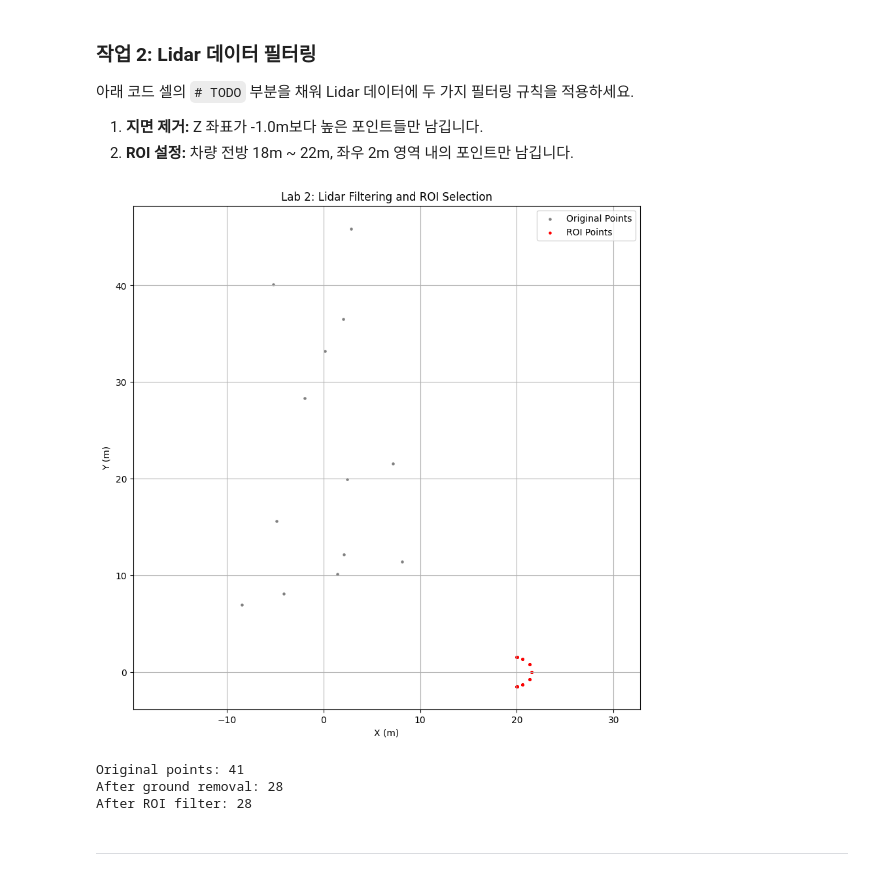
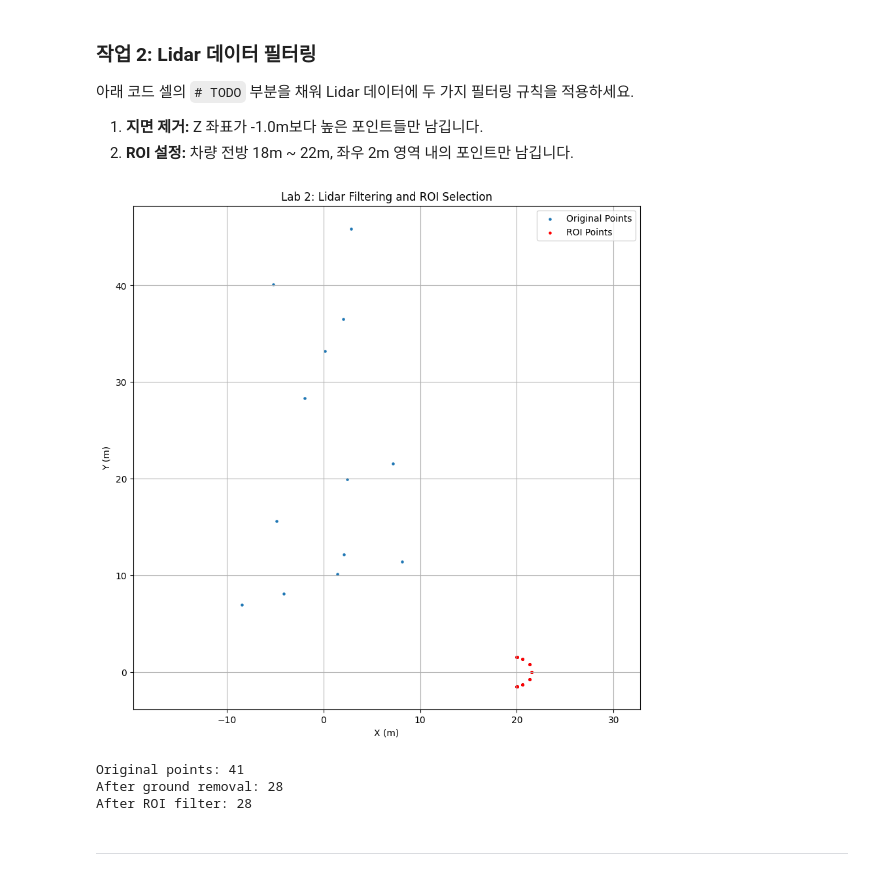
Before and after one commit to audalsgh/20250805, a Jupyter notebook: day2_lab_question_sessions.ipynb, the cells around one changed output. Cells and saved outputs as stored; diff of their text form; code cells hidden in the pictures.

```diff
--- a/day2_lab_question_sessions.ipynb
+++ b/day2_lab_question_sessions.ipynb
@@ -137,8 +137,8 @@ plt.show()
 # 그래프를 준비합니다.
 plt.figure(figsize=(10, 10))
 
-# 원본 데이터를 회색으로 먼저 그립니다.
-plt.scatter(lidar_data[:, 0], lidar_data[:, 1], s=5, c='gray', label='Original Points')
+# 원본 데이터를 먼저 그립니다.
+plt.scatter(lidar_data[:, 0], lidar_data[:, 1], s=5, label='Original Points')
 
 # --- 1. 지면 제거 ---
 # Lidar 데이터 (x, y, z, intensity)
@@ -149,34 +149,34 @@ points_no_ground = lidar_data[lidar_data[:, 2] > -1.0]
 # --- 2. ROI 필터링 ---
 # 조건: 18m < X < 22m  그리고  -2m < Y < 2m
 # TODO: points_no_ground에서 위 ROI 조건을 만족하는 포인트만 선택하여 roi_points 변수에 저장하세요.
 # 힌트: 여러 조건을 & 연산자로 결합하세요.
 # 정답:
 roi_points = points_no_ground[
      (points_no_ground[:, 0] > 18) & (points_no_ground[:, 0] < 22) &
      (points_no_ground[:, 1] > -2) & (points_no_ground[:, 1] < 2)
 ]
 
 # --- 결과 시각화 ---
 # TODO: 최종 필터링된 roi_points를 붉은색으로 그리세요.
 # s=2, c='red', label='ROI Points' 옵션을 사용하세요. (너무작아서 size=5)사용함
 # 정답:
 plt.scatter(roi_points[:, 0], roi_points[:, 1], s=5, c='red', label='ROI Points')  # x, y 좌표가 담긴 roi_points[] 배열 시각화.
 
 # --- 그래프 설정 ---
 plt.xlabel('X (m)')
 plt.ylabel('Y (m)')
 plt.title('Lab 2: Lidar Filtering and ROI Selection')
 plt.legend()
 plt.grid(True)
 plt.axis('equal')
 plt.show()
 
 # 필터링 결과 출력
 print(f"Original points: {len(lidar_data)}")
 print(f"After ground removal: {len(points_no_ground)}")
 print(f"After ROI filter: {len(roi_points)}")
 # %% [output]
-[figure, old version]
+[figure, new version]
 Original points: 41
 After ground removal: 28
 After ROI filter: 28
```
